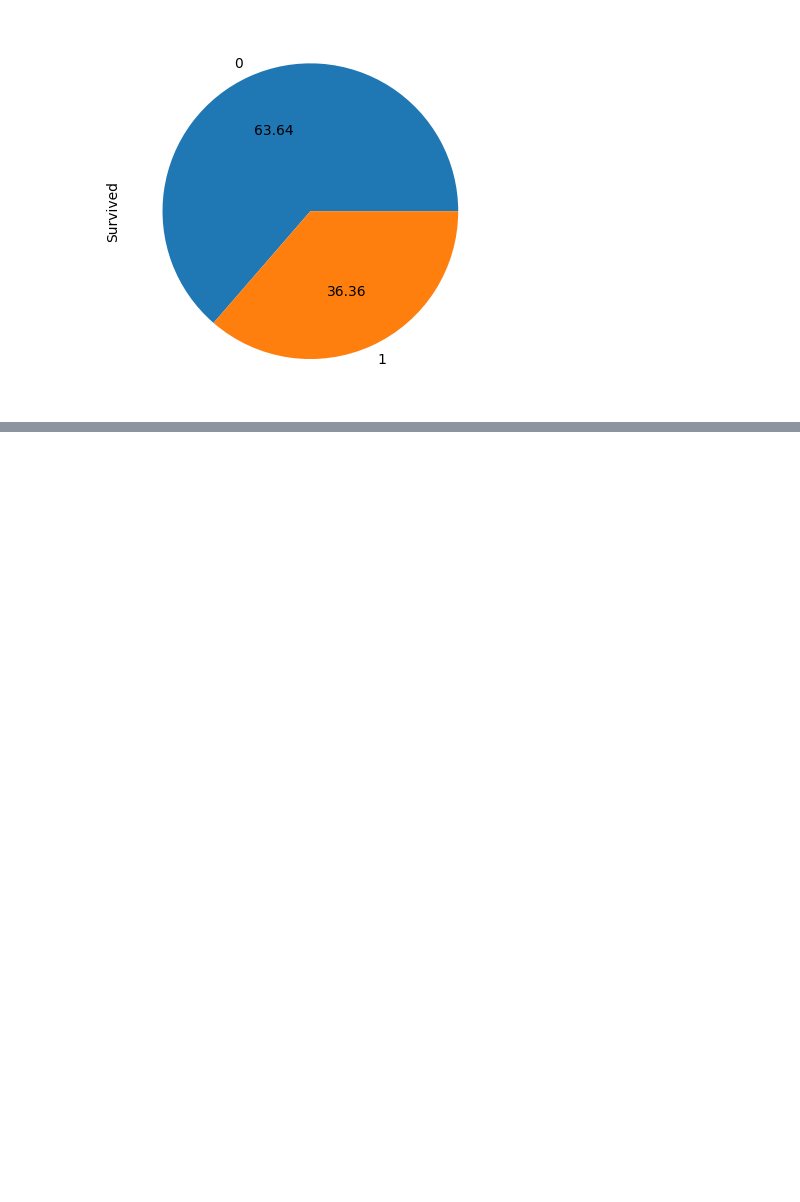
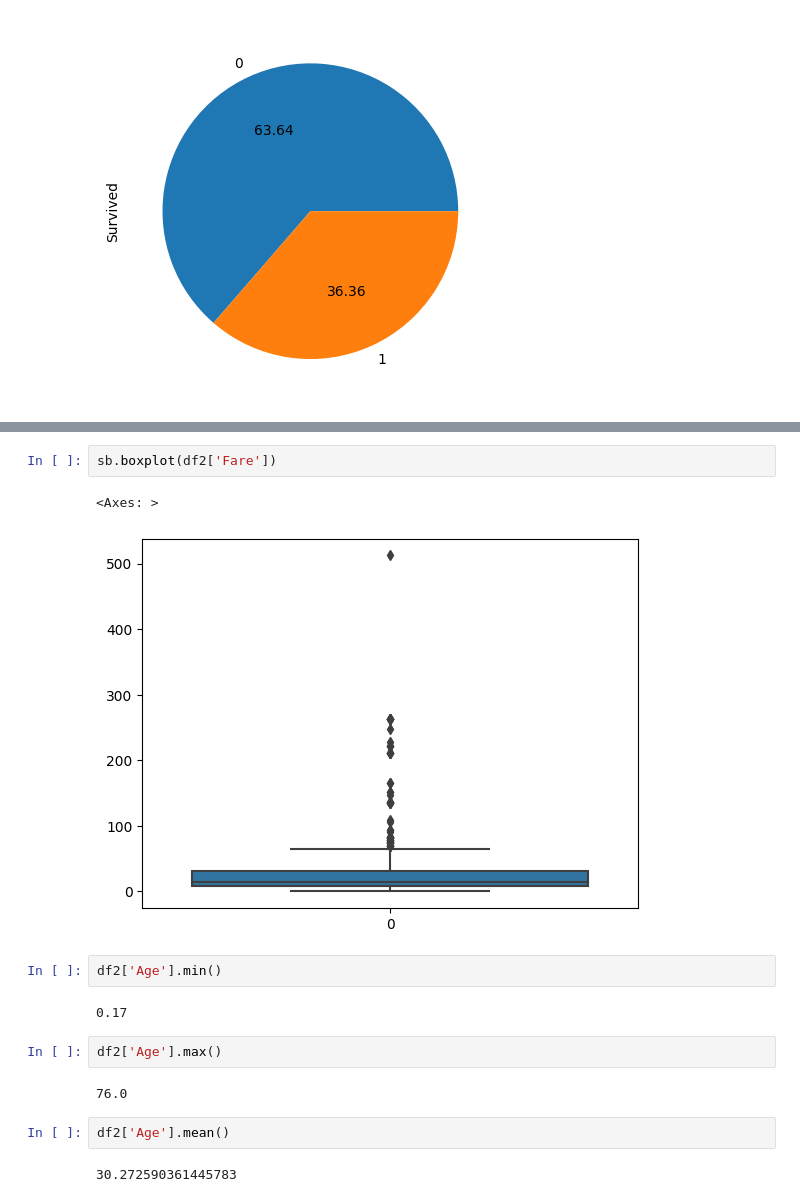
Before and after one commit to kumar11jr/Machine_learning, a Jupyter notebook: ml.ipynb, the cells around one changed output, grey strips where cells are left out. Cells and saved outputs as stored; diff of their text form; blank space fills up the shorter version.

```diff
--- a/ml.ipynb
+++ b/ml.ipynb
@@ -211,0 +250,17 @@ df2['Survived'].value_counts().plot(kind='pie',autopct='%.2f')
+# %%
+sb.boxplot(df2['Fare'])
+# %% [output]
+<Axes: >
+[figure, added]
+# %%
+df2['Age'].min()
+# %% [output]
+0.17
+# %%
+df2['Age'].max()
+# %% [output]
+76.0
+# %%
+df2['Age'].mean()
+# %% [output]
+30.272590361445783
```
Also changed, not shown: parts of 7 cells of this notebook.
